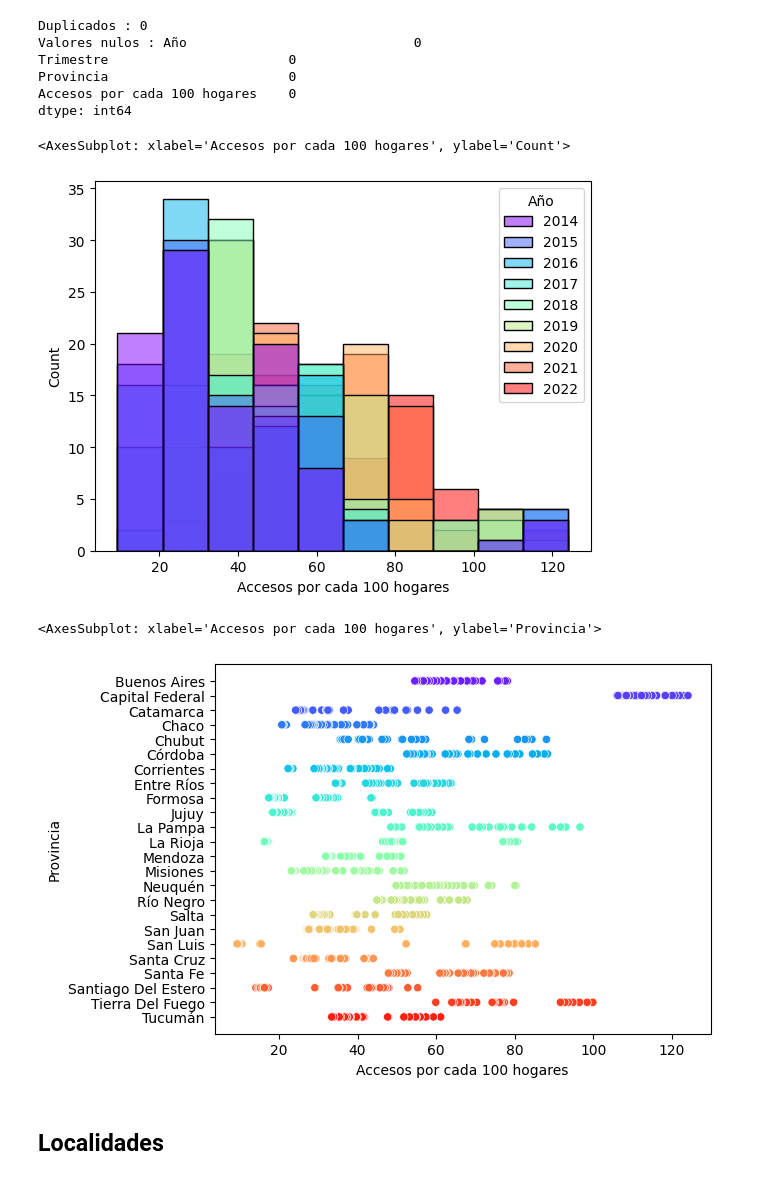
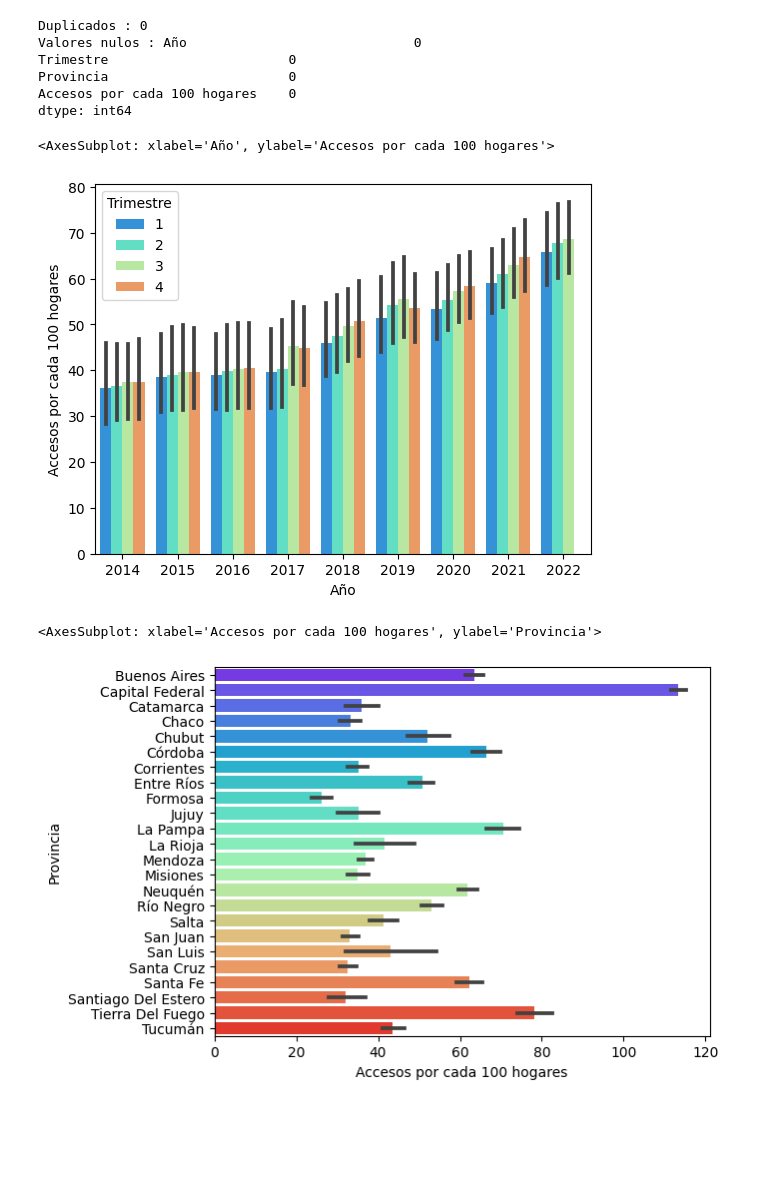
Before and after one commit to CaroHernz/PI-Data-Analytics, a Jupyter notebook: EDA.ipynb, the cells around one changed output. Drawn from its saved outputs; the diff is of its cells as text; code cells hidden in the pictures; blank space fills up the shorter version.

```diff
--- a/EDA.ipynb
+++ b/EDA.ipynb
@@ -835,14 +919,12 @@ Provincia                       0
 Accesos por cada 100 hogares    0
 dtype: int64
 # %%
-sns.histplot(x='Accesos por cada 100 hogares',data=penetracion, bins=10,hue='Año', palette='rainbow')
+sns.barplot(x='Año', y='Accesos por cada 100 hogares',data=penetracion, hue='Trimestre',palette = 'rainbow')
 # %% [output]
-<AxesSubplot: xlabel='Accesos por cada 100 hogares', ylabel='Count'>
+<AxesSubplot: xlabel='Año', ylabel='Accesos por cada 100 hogares'>
-[figure, old version]
+[figure, new version]
 # %%
-sns.scatterplot(data=penetracion, x='Accesos por cada 100 hogares', y='Provincia', hue='Provincia', legend=None, palette = 'rainbow')
+sns.barplot(y='Provincia', x='Accesos por cada 100 hogares',data=penetracion,palette = 'rainbow')
 # %% [output]
 <AxesSubplot: xlabel='Accesos por cada 100 hogares', ylabel='Provincia'>
-[figure, old version]
+[figure, new version]
-# %% [markdown]
-## Localidades
```
Also changed, not shown: parts of 54 cells of this notebook.
